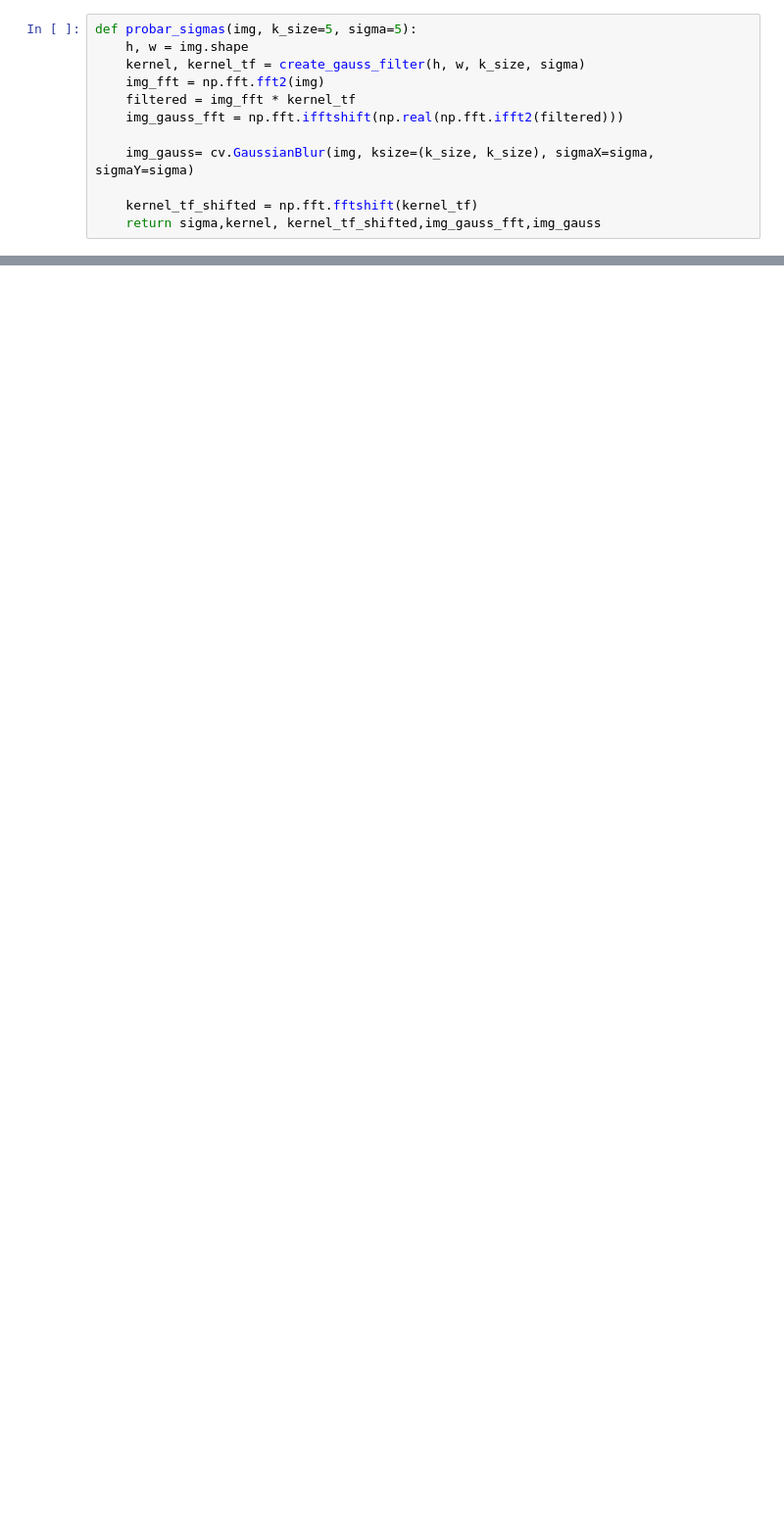
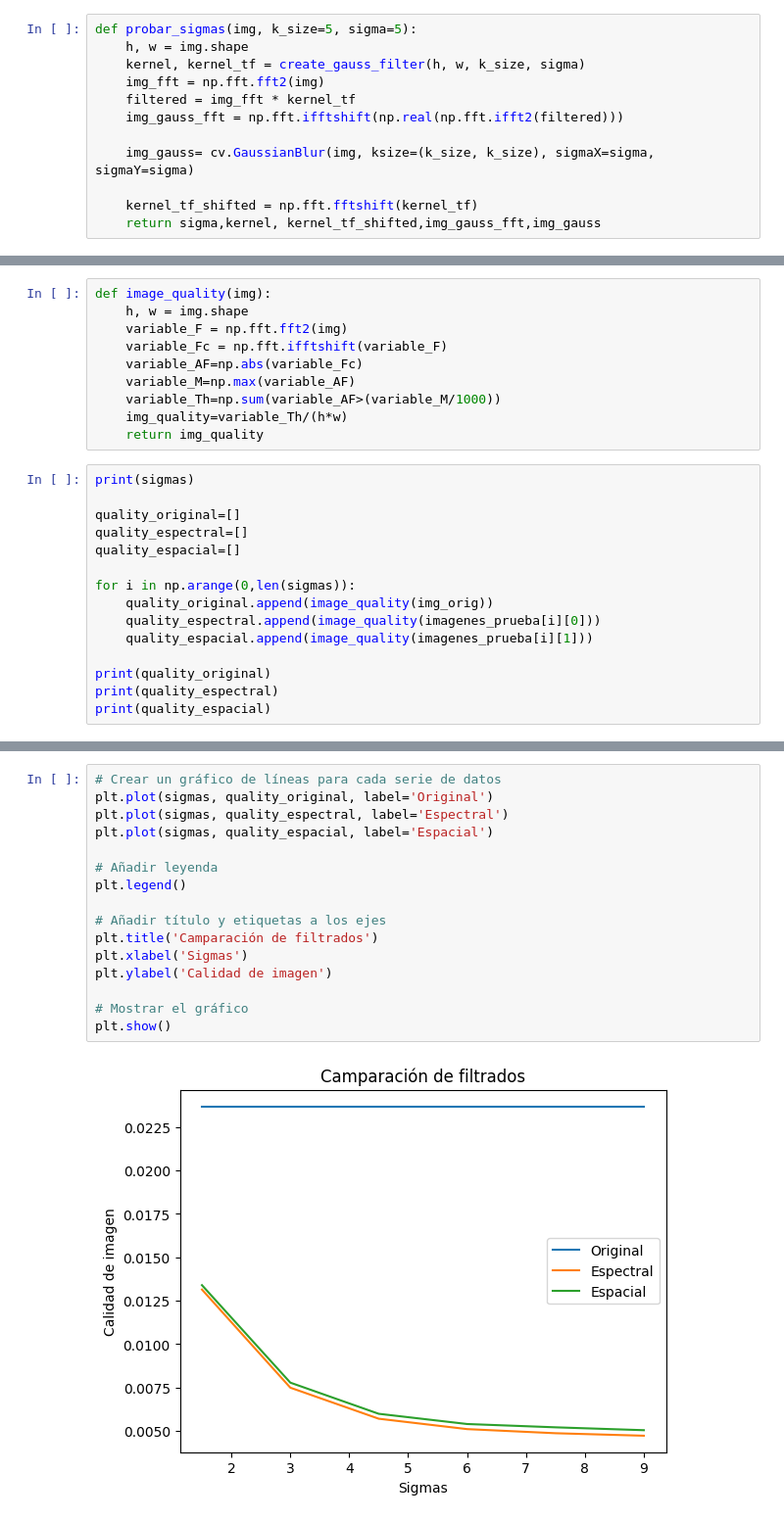
Before and after one commit to JossySoo/Vision_Computadora_I_Ejercicios, a Jupyter notebook: TP2/TP_2.ipynb, the cells around one changed output, grey strips where cells are left out. Shown at 98% size. Drawn from its saved outputs; the diff is of its cells as text; blank space fills up the shorter version.

```diff
--- a/TP2/TP_2.ipynb
+++ b/TP2/TP_2.ipynb
@@ -86,0 +89,25 @@ print (np.arange(0,4))
+# %%
+def image_quality(img):
+    h, w = img.shape
+    variable_F = np.fft.fft2(img)
+    variable_Fc = np.fft.ifftshift(variable_F)
+    variable_AF=np.abs(variable_Fc)
+    variable_M=np.max(variable_AF)
+    variable_Th=np.sum(variable_AF>(variable_M/1000))
+    img_quality=variable_Th/(h*w)
+    return img_quality
+# %%
+print(sigmas)
+
+quality_original=[]
+quality_espectral=[]
+quality_espacial=[]
+
+for i in np.arange(0,len(sigmas)):
+    quality_original.append(image_quality(img_orig))
+    quality_espectral.append(image_quality(imagenes_prueba[i][0]))
+    quality_espacial.append(image_quality(imagenes_prueba[i][1]))
+
+print(quality_original)
+print(quality_espectral)
+print(quality_espacial)
@@ -86,0 +119,18 @@ print (np.arange(0,4))
+# %%
+# Crear un gráfico de líneas para cada serie de datos
+plt.plot(sigmas, quality_original, label='Original')
+plt.plot(sigmas, quality_espectral, label='Espectral')
+plt.plot(sigmas, quality_espacial, label='Espacial')
+
+# Añadir leyenda
+plt.legend()
+
+# Añadir título y etiquetas a los ejes
+plt.title('Camparación de filtrados')
+plt.xlabel('Sigmas')
+plt.ylabel('Calidad de imagen')
+
+# Mostrar el gráfico
+plt.show()
+# %% [output]
+[figure, added]
```
Also changed, not shown: parts of 6 cells of this notebook, 1 other file.
